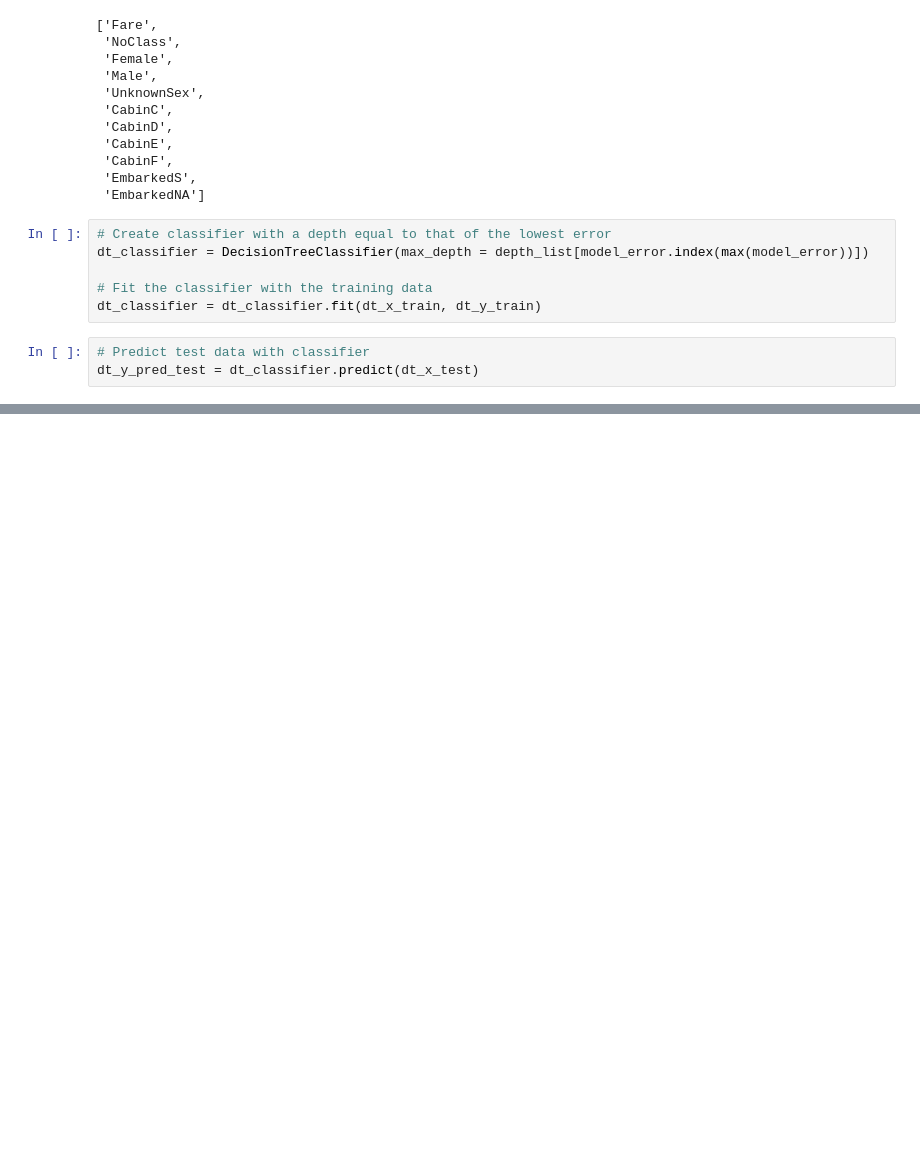
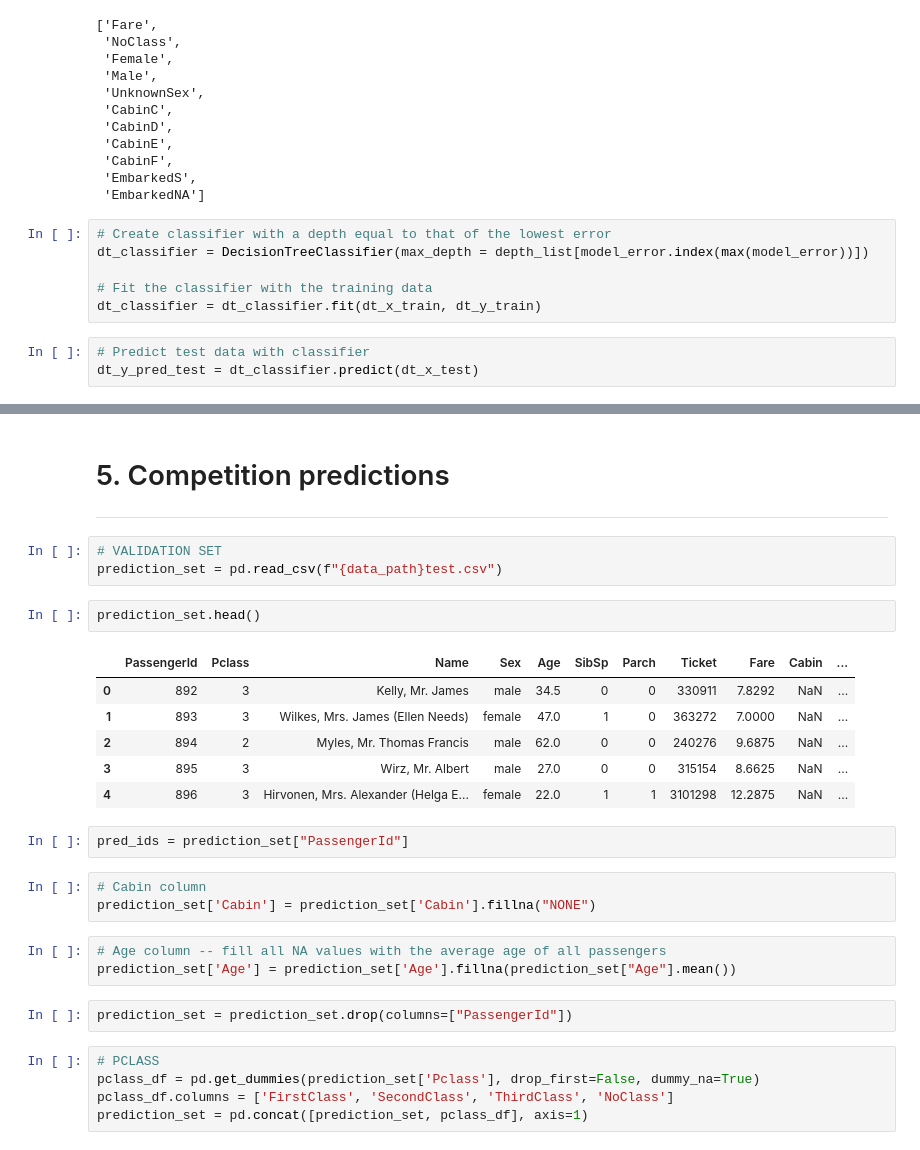
Before and after one commit to SimonAytes/kaggle-titanic-survival, a Jupyter notebook: notebooks/DataExploration.ipynb, the cells around one changed output, grey strips where cells are left out. Saved outputs shown, nothing was run; the diff lists cells and outputs as text; blank space fills up the shorter version.

Commit message:
First submission

```diff
--- a/notebooks/DataExploration.ipynb
+++ b/notebooks/DataExploration.ipynb
@@ -291,0 +300,30 @@ titanic.describe()
+# %% [markdown]
+# 5. Competition predictions
+---
+# %%
+# VALIDATION SET
+prediction_set = pd.read_csv(f"{data_path}test.csv")
+# %%
+prediction_set.head()
+# %% [output]
+|  | PassengerId | Pclass | Name | Sex | Age | SibSp | Parch | Ticket | Fare | Cabin | ... |
+| 0 | 892 | 3 | Kelly, Mr. James | male | 34.5 | 0 | 0 | 330911 | 7.8292 | NaN | ... |
+| 1 | 893 | 3 | Wilkes, Mrs. James (Ellen Needs) | female | 47.0 | 1 | 0 | 363272 | 7.0000 | NaN | ... |
+| 2 | 894 | 2 | Myles, Mr. Thomas Francis | male | 62.0 | 0 | 0 | 240276 | 9.6875 | NaN | ... |
+| 3 | 895 | 3 | Wirz, Mr. Albert | male | 27.0 | 0 | 0 | 315154 | 8.6625 | NaN | ... |
+| 4 | 896 | 3 | Hirvonen, Mrs. Alexander (Helga E... | female | 22.0 | 1 | 1 | 3101298 | 12.2875 | NaN | ... |
+# %%
+pred_ids = prediction_set["PassengerId"]
+# %%
+# Cabin column
+prediction_set['Cabin'] = prediction_set['Cabin'].fillna("NONE")
+# %%
+# Age column -- fill all NA values with the average age of all passengers
+prediction_set['Age'] = prediction_set['Age'].fillna(prediction_set["Age"].mean())
+# %%
+prediction_set = prediction_set.drop(columns=["PassengerId"])
+# %%
+# PCLASS
+pclass_df = pd.get_dummies(prediction_set['Pclass'], drop_first=False, dummy_na=True)
+pclass_df.columns = ['FirstClass', 'SecondClass', 'ThirdClass', 'NoClass']
+prediction_set = pd.concat([prediction_set, pclass_df], axis=1)
```
Also changed, not shown: parts of 30 cells of this notebook, 3 other files.
